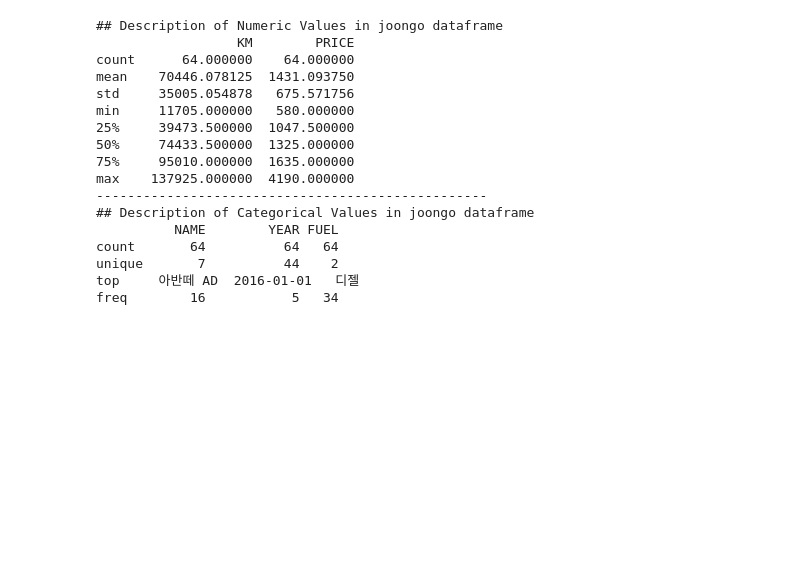
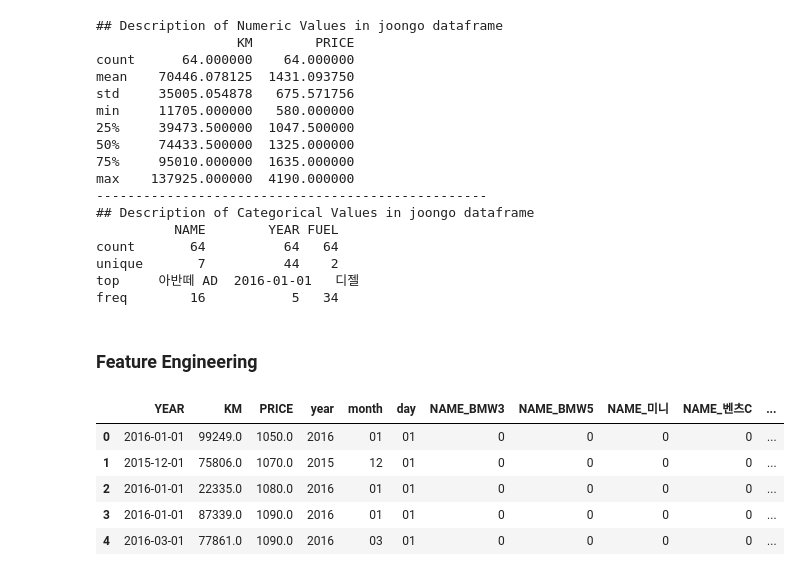
Before and after one commit to jaehyun0220/Colab, a Jupyter notebook: sds_w1.ipynb, the cells around one changed output. Drawn from its saved outputs; the diff is of its cells as text; code cells hidden in the pictures; blank space fills up the shorter version.

```diff
--- a/sds_w1.ipynb
+++ b/sds_w1.ipynb
@@ -165,3 +168,5 @@ count       64          64   64
 unique       7          44    2
 top     아반떼 AD  2016-01-01   디젤
 freq        16           5   34
+# %% [markdown]
+### Feature Engineering
@@ -167,0 +179,13 @@ freq        16           5   34
+# %%
+# 명목형 변수들을 onehot encoding
+df_onehot = pd.get_dummies(df_joongo, columns=['NAME', 'FUEL'])
+df_onehot.drop(['YEAR'], axis=1)
+display(df_onehot.head())
+display(df_onehot.tail())
+# %% [output]
+|  | YEAR | KM | PRICE | year | month | day | NAME_BMW3 | NAME_BMW5 | NAME_미니 | NAME_벤츠C | ... |
+| 0 | 2016-01-01 | 99249.0 | 1050.0 | 2016 | 01 | 01 | 0 | 0 | 0 | 0 | ... |
+| 1 | 2015-12-01 | 75806.0 | 1070.0 | 2015 | 12 | 01 | 0 | 0 | 0 | 0 | ... |
+| 2 | 2016-01-01 | 22335.0 | 1080.0 | 2016 | 01 | 01 | 0 | 0 | 0 | 0 | ... |
+| 3 | 2016-01-01 | 87339.0 | 1090.0 | 2016 | 01 | 01 | 0 | 0 | 0 | 0 | ... |
+| 4 | 2016-03-01 | 77861.0 | 1090.0 | 2016 | 03 | 01 | 0 | 0 | 0 | 0 | ... |
```
Also changed, not shown: parts of 15 cells of this notebook.
